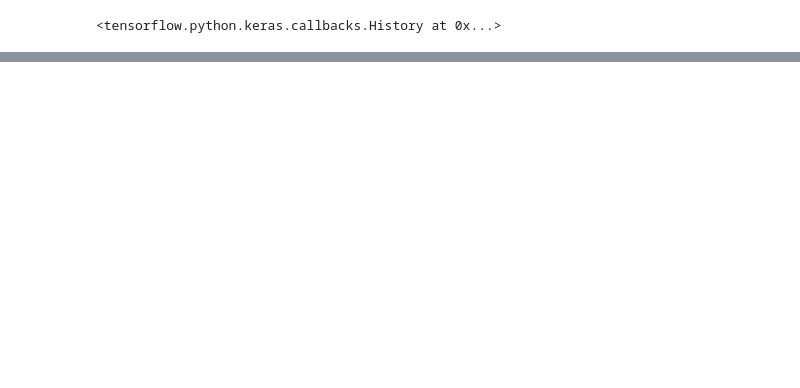
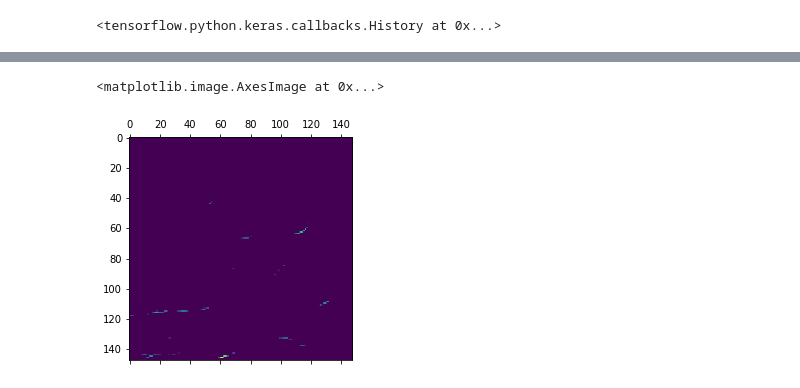
Before and after one commit to kanikaKanu90/notebook, a Jupyter notebook: CNN.ipynb, the cells around one changed output, grey strips where cells are left out. Drawn from its saved outputs; the diff is of its cells as text; code cells hidden in the pictures; blank space fills up the shorter version.

```diff
--- a/CNN.ipynb
+++ b/CNN.ipynb
@@ -131,0 +203,5 @@ test_acc
+# %%
+plt.matshow(first_layer_activation[0, :, :, 7], cmap='viridis')
+# %% [output]
+<matplotlib.image.AxesImage at 0x...>
+[figure, added]
```
Also changed, not shown: parts of 9 cells of this notebook.
